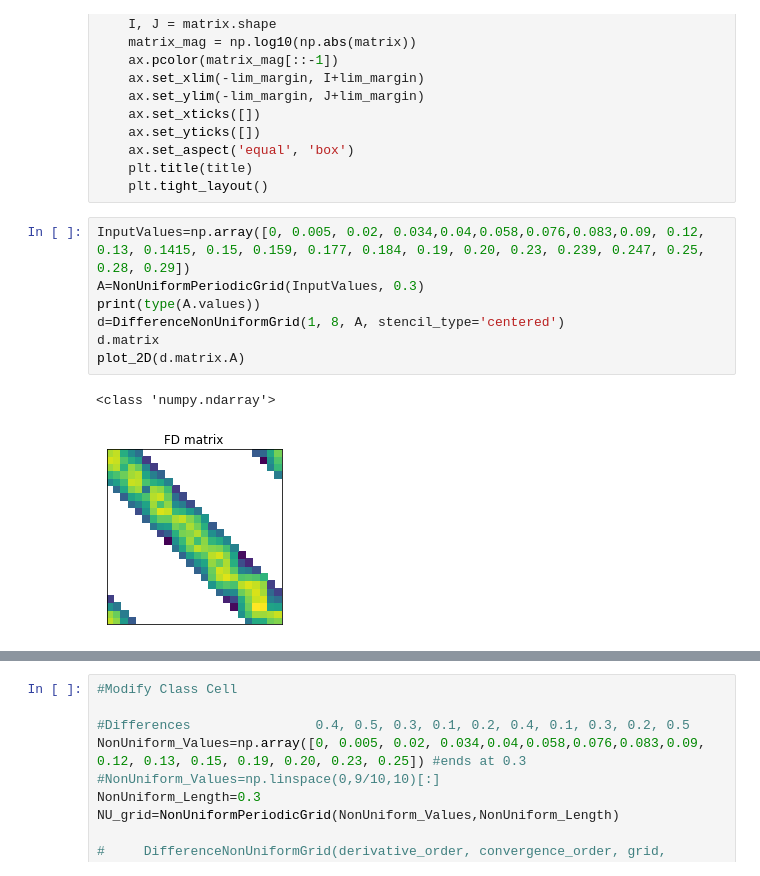
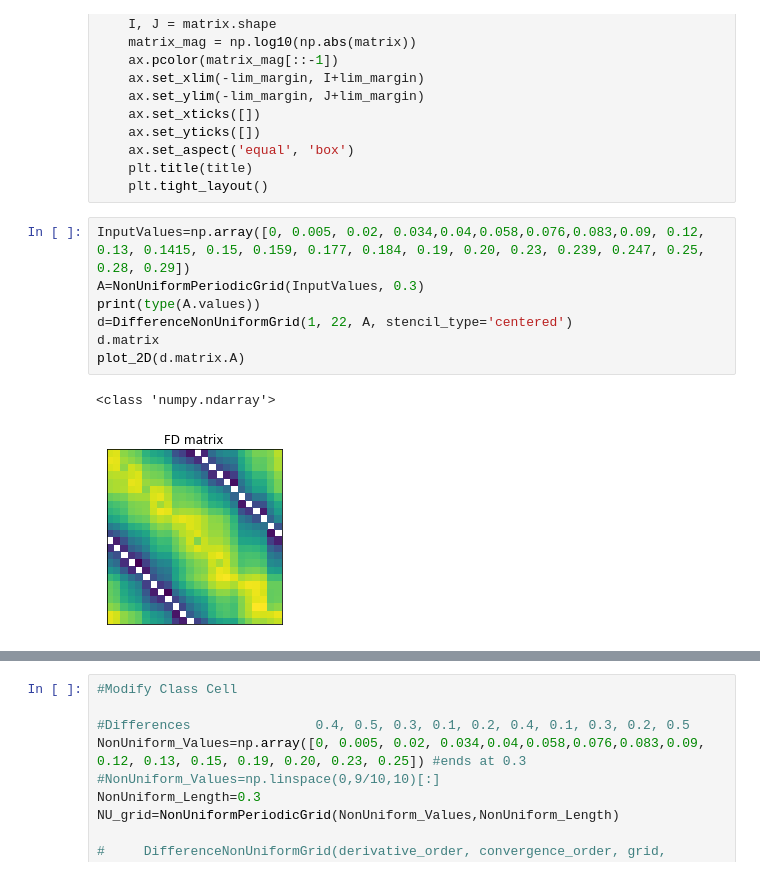
Before and after one commit to TylerLeibengood/NumericalPDEs_Tyler_Leibengood, a Jupyter notebook: finite_notebook.ipynb, the cells around one changed output, grey strips where cells are left out. Saved outputs shown, nothing was run; the diff lists cells and outputs as text.

```diff
--- a/finite_notebook.ipynb
+++ b/finite_notebook.ipynb
@@ -162,13 +162,13 @@ def plot_2D(matrix, title='FD matrix'):
 # %%
 InputValues=np.array([0, 0.005, 0.02, 0.034,0.04,0.058,0.076,0.083,0.09, 0.12, 0.13, 0.1415, 0.15, 0.159, 0.177, 0.184, 0.19, 0.20, 0.23, 0.239, 0.247, 0.25, 0.28, 0.29])
 A=NonUniformPeriodicGrid(InputValues, 0.3)
 print(type(A.values))
-d=DifferenceNonUniformGrid(1, 8, A, stencil_type='centered')
+d=DifferenceNonUniformGrid(1, 22, A, stencil_type='centered')
 d.matrix
 plot_2D(d.matrix.A)
 # %% [output]
 <class 'numpy.ndarray'>
-[figure, old version]
+[figure, new version]
 # %%
 x=d.grid.values
 length=d.grid.length
```
Also changed, not shown: parts of 4 cells of this notebook, 3 other files.
